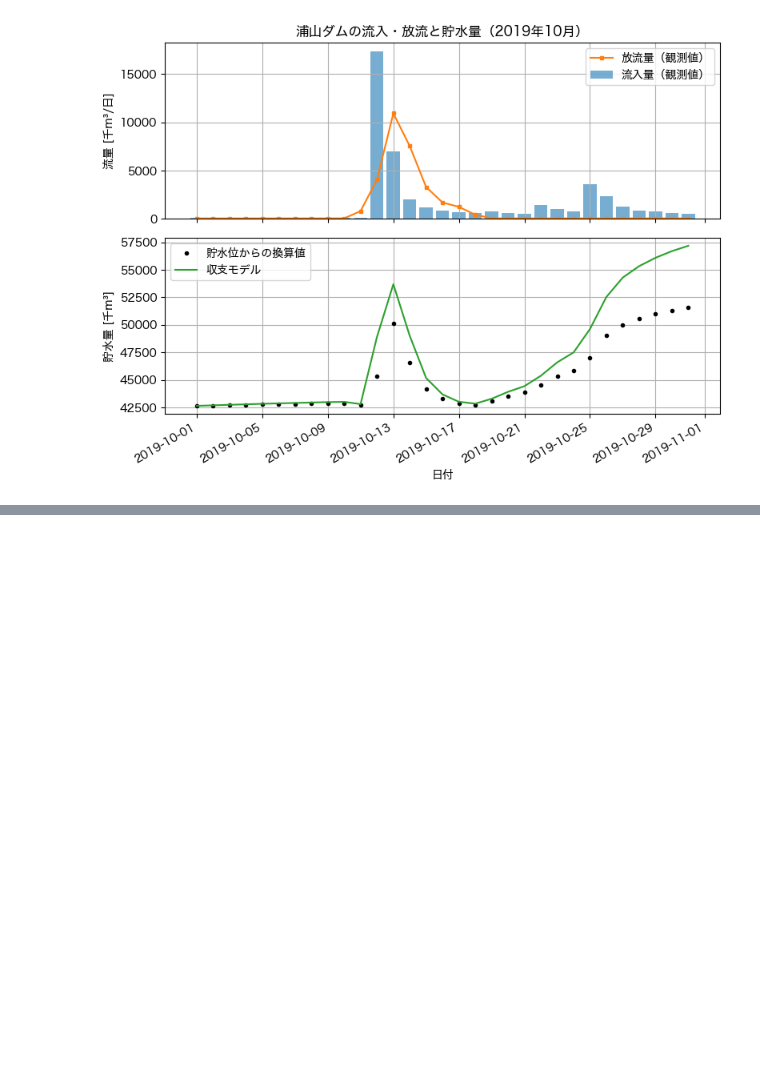
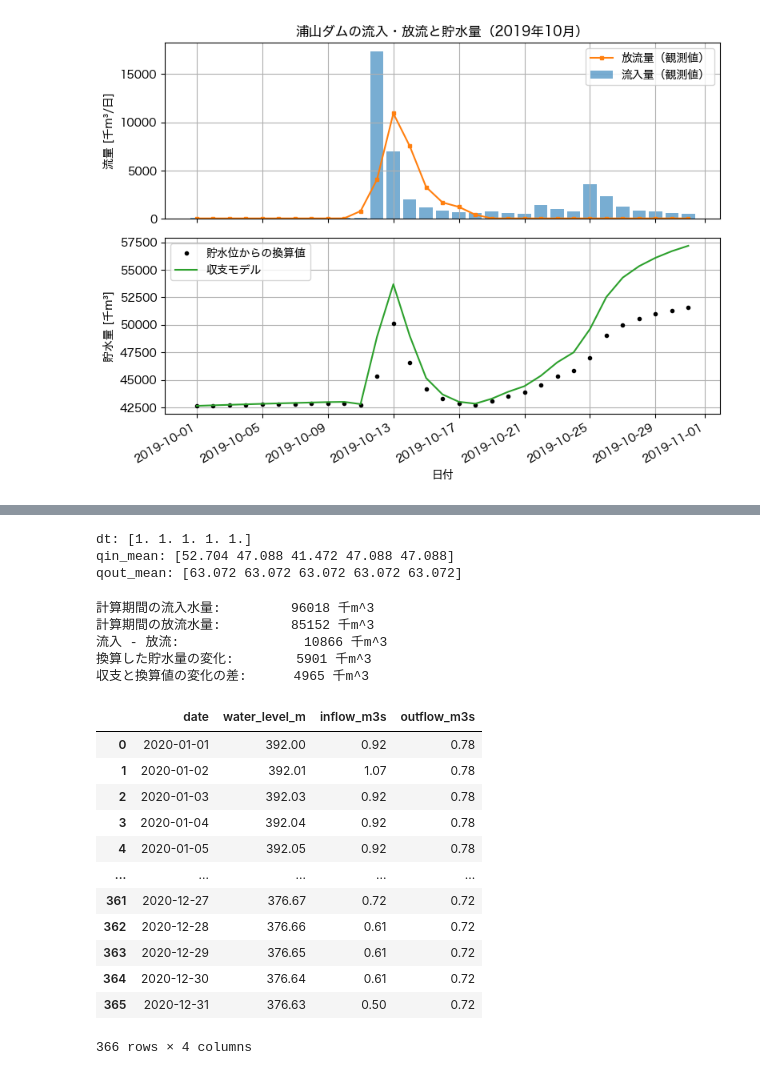
Before and after one commit to k16kgw/Class_Josai_AppliedProgrammingII, a Jupyter notebook: class/06/notebooks/reservoir_balance.ipynb, the cells around one changed output, grey strips where cells are left out. Cells and saved outputs as stored; diff of their text form; code cells hidden in the pictures; blank space fills up the shorter version.

```diff
--- a/class/06/notebooks/reservoir_balance.ipynb
+++ b/class/06/notebooks/reservoir_balance.ipynb
@@ -316,0 +371,13 @@ plt.show()
+# %%
+qin_year = m3s_to_1000m3_per_day(dam_year["inflow_m3s"].values)
+qout_year = m3s_to_1000m3_per_day(dam_year["outflow_m3s"].values)
+dt = np.diff(t_year)
+qin_mean = (qin_year[:-1] + qin_year[1:]) / 2
+qout_mean = (qout_year[:-1] + qout_year[1:]) / 2
+print("dt:", dt[:5])
+print("qin_mean:", qin_mean[:5])
+print("qout_mean:", qout_mean[:5])
+# %% [output]
+dt: [1. 1. 1. 1. 1.]
+qin_mean: [52.704 47.088 41.472 47.088 47.088]
+qout_mean: [63.072 63.072 63.072 63.072 63.072]
@@ -316,0 +390,30 @@ plt.show()
+# %%
+print(f"計算期間の流入水量:     {total_in:9.0f} 千m^3")
+print(f"計算期間の放流水量:     {total_out:9.0f} 千m^3")
+print(f"流入 - 放流:            {net_inflow:9.0f} 千m^3")
+print(f"換算した貯水量の変化:   {observed_change:9.0f} 千m^3")
+print(f"収支と換算値の変化の差: {balance_difference:9.0f} 千m^3")
+# %% [output]
+計算期間の流入水量:         96018 千m^3
+計算期間の放流水量:         85152 千m^3
+流入 - 放流:                10866 千m^3
+換算した貯水量の変化:        5901 千m^3
+収支と換算値の変化の差:      4965 千m^3
+# %%
+year = 2020
+dam_year = dam[dam["date"].dt.year == year].reset_index(drop=True)
+dam_year
+# %% [output]
+|  | date | water_level_m | inflow_m3s | outflow_m3s |
+| 0 | 2020-01-01 | 392.00 | 0.92 | 0.78 |
+| 1 | 2020-01-02 | 392.01 | 1.07 | 0.78 |
+| 2 | 2020-01-03 | 392.03 | 0.92 | 0.78 |
+| 3 | 2020-01-04 | 392.04 | 0.92 | 0.78 |
+| 4 | 2020-01-05 | 392.05 | 0.92 | 0.78 |
+| ... | ... | ... | ... | ... |
+| 361 | 2020-12-27 | 376.67 | 0.72 | 0.72 |
+| 362 | 2020-12-28 | 376.66 | 0.61 | 0.72 |
+| 363 | 2020-12-29 | 376.65 | 0.61 | 0.72 |
+| 364 | 2020-12-30 | 376.64 | 0.61 | 0.72 |
+| 365 | 2020-12-31 | 376.63 | 0.50 | 0.72 |
+366 rows × 4 columns
```
Also changed, not shown: parts of 14 cells of this notebook, 1 other file.
